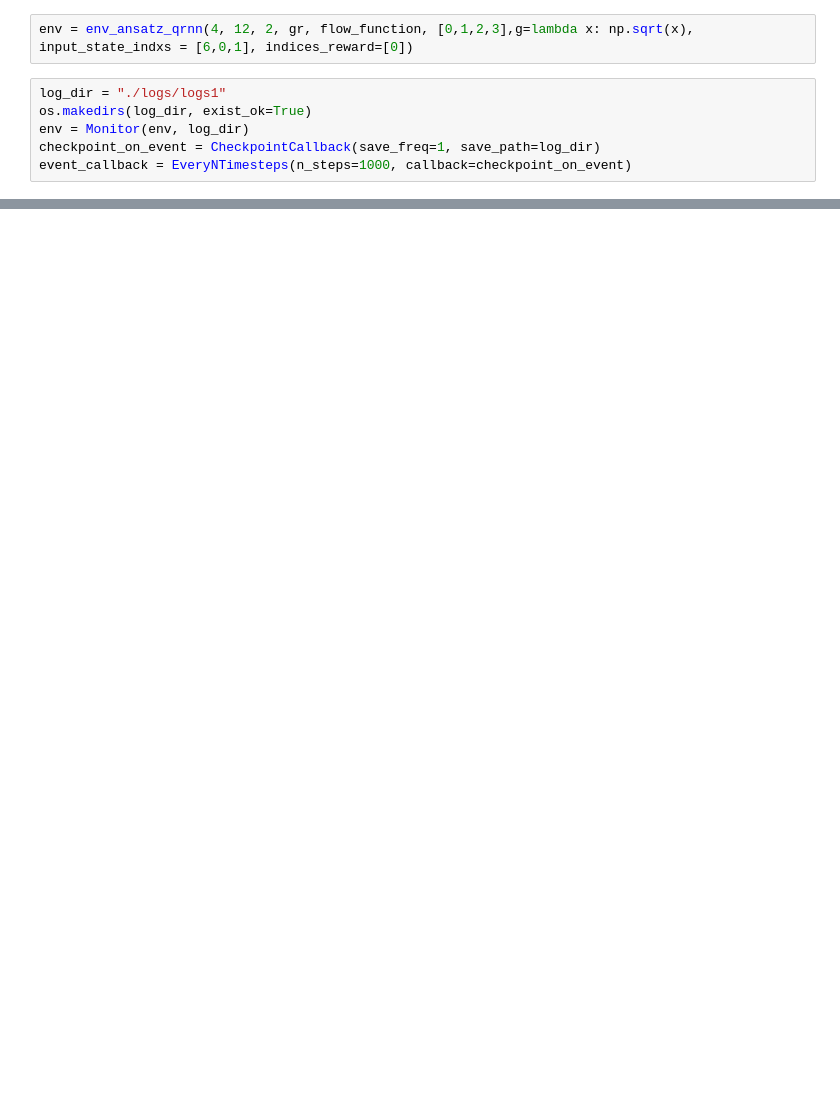
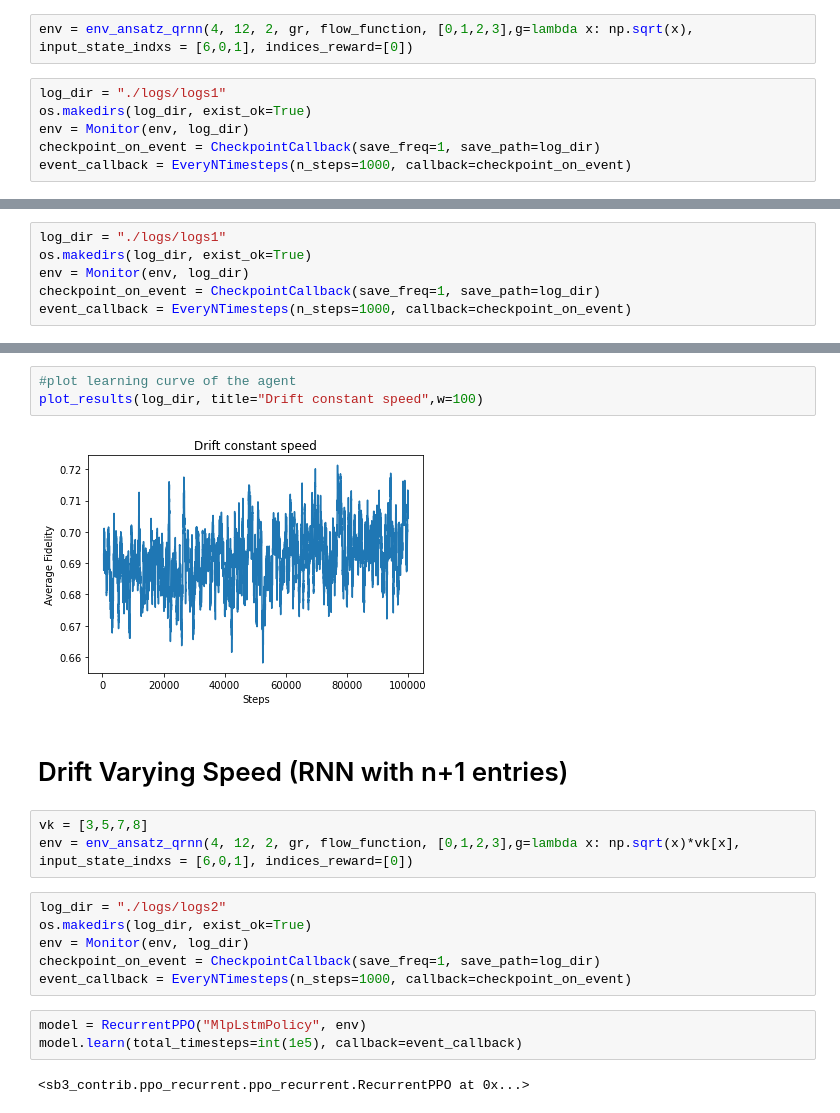
Before and after one commit to BestQuark/mbqlearning, a Jupyter notebook: mbqc-qrnn.ipynb, the cells around one changed output, grey strips where cells are left out. Saved outputs shown, nothing was run; the diff lists cells and outputs as text; blank space fills up the shorter version.

Commit message:
small update mbqc-qrnn

```diff
--- a/mbqc-qrnn.ipynb
+++ b/mbqc-qrnn.ipynb
@@ -706,0 +723,6 @@ plot_results(log_dir, title="Random single-qubit unitary",w=100)
+# %%
+log_dir = "./logs/logs1"
+os.makedirs(log_dir, exist_ok=True)
+env = Monitor(env, log_dir)
+checkpoint_on_event = CheckpointCallback(save_freq=1, save_path=log_dir)
+event_callback = EveryNTimesteps(n_steps=1000, callback=checkpoint_on_event)
@@ -706,0 +734,21 @@ plot_results(log_dir, title="Random single-qubit unitary",w=100)
+# %%
+#plot learning curve of the agent
+plot_results(log_dir, title="Drift constant speed",w=100)
+# %% [output]
+[figure, added]
+# %% [markdown]
+# Drift Varying Speed (RNN with n+1 entries)
+# %%
+vk = [3,5,7,8]
+env = env_ansatz_qrnn(4, 12, 2, gr, flow_function, [0,1,2,3],g=lambda x: np.sqrt(x)*vk[x], input_state_indxs = [6,0,1], indices_reward=[0])
+# %%
+log_dir = "./logs/logs2"
+os.makedirs(log_dir, exist_ok=True)
+env = Monitor(env, log_dir)
+checkpoint_on_event = CheckpointCallback(save_freq=1, save_path=log_dir)
+event_callback = EveryNTimesteps(n_steps=1000, callback=checkpoint_on_event)
+# %%
+model = RecurrentPPO("MlpLstmPolicy", env)
+model.learn(total_timesteps=int(1e5), callback=event_callback)
+# %% [output]
+<sb3_contrib.ppo_recurrent.ppo_recurrent.RecurrentPPO at 0x...>
```
Also changed, not shown: parts of 17 cells of this notebook.
